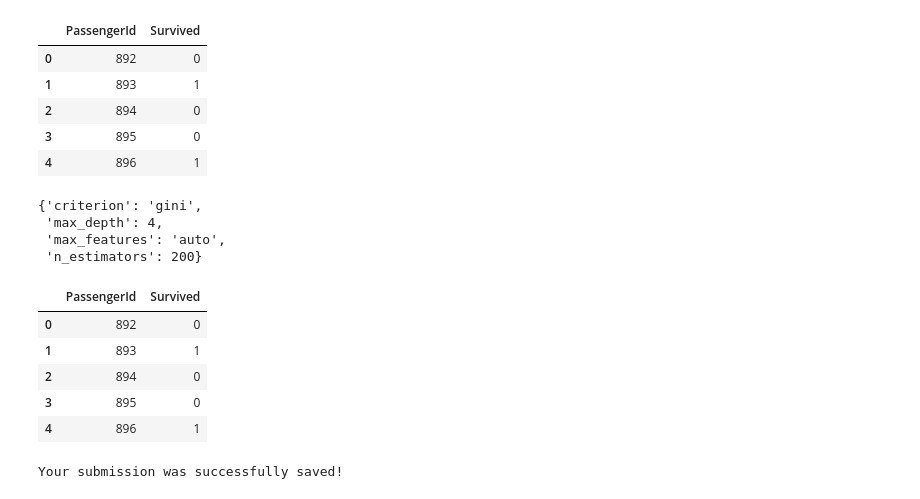
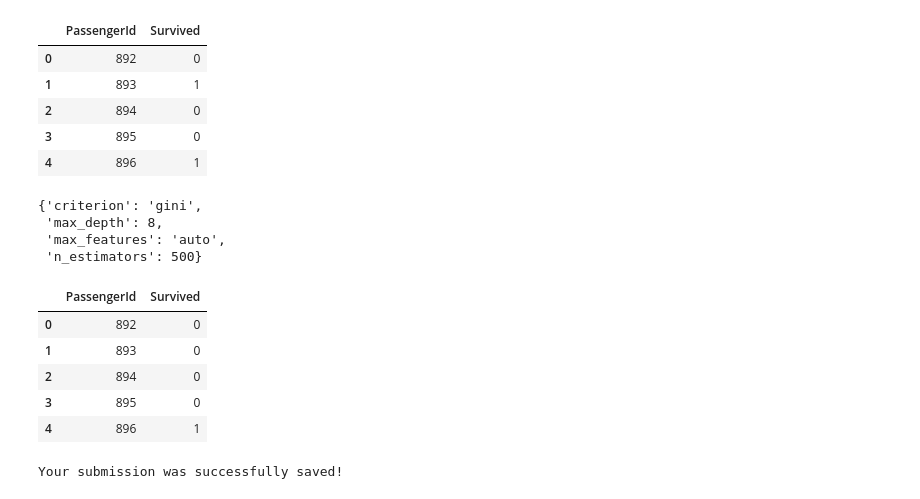
Before and after one commit to cetuslapetus/kaggle-competitions, a Jupyter notebook: notebook6701b63f19.ipynb, the cells around one changed output. Cells and saved outputs as stored; diff of their text form; code cells hidden in the pictures.

```diff
--- a/notebook6701b63f19.ipynb
+++ b/notebook6701b63f19.ipynb
@@ -197,3 +161,8 @@ type(train_df['Fare'][0])
 numpy.int64
 # %% [markdown]
 Now we needd to create a new column Number of People on Ticket, or NPeople by adding sibsp, parch and 1. then divide fare / NPeople, and put that into a new column InFare (individual Fare). This is the fare we will use in our algo.
+# %%
+train_df['InFare'] = train_df['Fare'] / ( train_df['SibSp'] + train_df['Parch'] + 1.0 )
+# %%
+test_df['InFare'] = test_df['Fare'] / ( test_df['SibSp'] + test_df['Parch'] + 1.0 )
+test_df.head()
@@ -205,7 +181,7 @@ from sklearn.model_selection import cross_val_score
 # %%
 y = train_df["Survived"]
 
-features = ["Pclass", "Fare", "Sex", "SibSp", "Parch"]
+features = ["InFare", "Sex", "SibSp", "Parch"]
 X = pd.get_dummies(train_df[features])
 X_test = pd.get_dummies(test_df[features])
 
@@ -238,28 +214,28 @@ cv_model.fit(X, y)
 cv_model.best_params_
 # %% [output]
 {'criterion': 'gini',
- 'max_depth': 4,
+ 'max_depth': 8,
  'max_features': 'auto',
- 'n_estimators': 200}
+ 'n_estimators': 500}
 # %%
 best_model = RandomForestClassifier(
     criterion = 'gini',
-    max_depth = 4,
+    max_depth = 8,
     max_features = 'auto',
-    n_estimators = 200,
+    n_estimators = 500,
     random_state = 1)
 
 best_model.fit(X, y)
 
 predictions = best_model.predict(X_test)
 
 output = pd.DataFrame({'PassengerId': test_df.PassengerId, 'Survived': predictions})
 
 output.head()
 # %% [output]
 |  | PassengerId | Survived |
 | 0 | 892 | 0 |
-| 1 | 893 | 1 |
+| 1 | 893 | 0 |
 | 2 | 894 | 0 |
 | 3 | 895 | 0 |
 | 4 | 896 | 1 |
```
Also changed, not shown: parts of 3 cells of this notebook.
